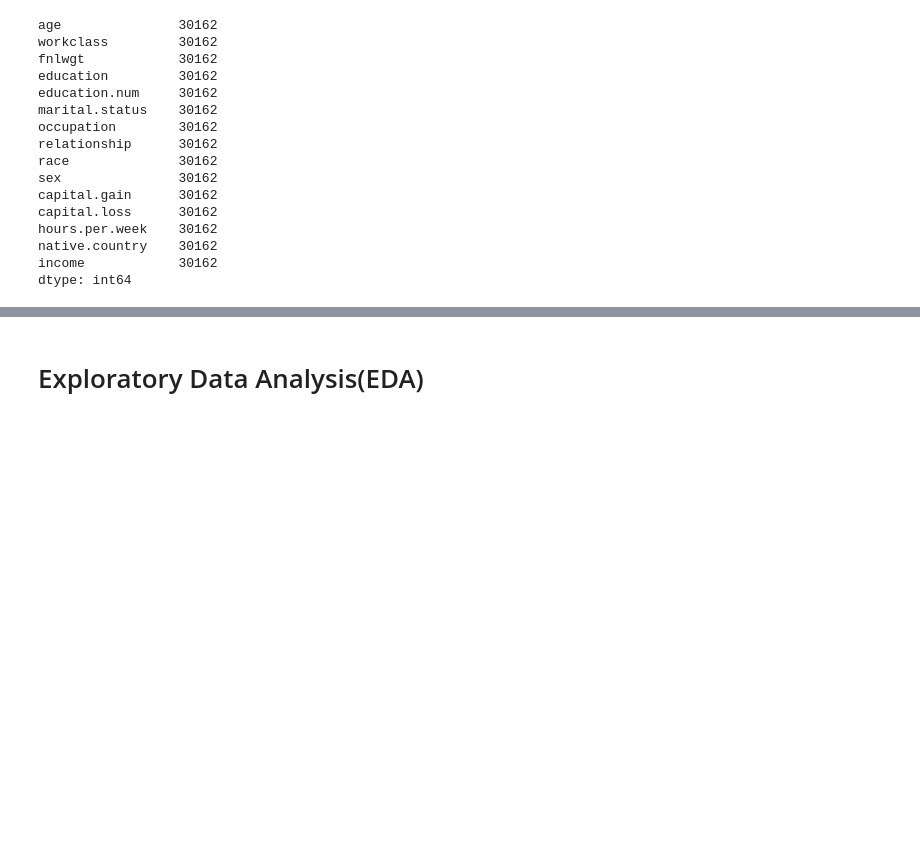
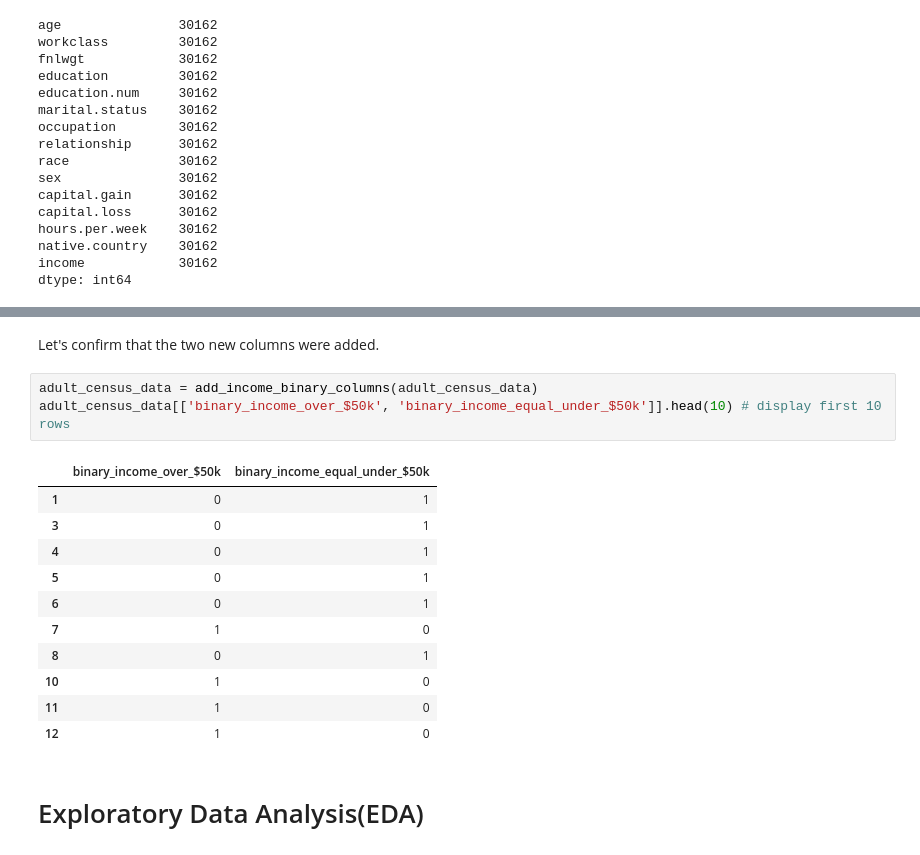
Before and after one commit to brandoncabrera707/CISD_41_Capstone_Project, a Jupyter notebook: capstone_project.ipynb, the cells around one changed output, grey strips where cells are left out. Cells and saved outputs as stored; diff of their text form; blank space fills up the shorter version.

```diff
--- a/capstone_project.ipynb
+++ b/capstone_project.ipynb
@@ -226,2 +211,19 @@ Name: binary_income_over_under, dtype: float64
+# %% [markdown]
+Let's confirm that the two new columns were added.
+# %%
+adult_census_data = add_income_binary_columns(adult_census_data)
+adult_census_data[['binary_income_over_$50k', 'binary_income_equal_under_$50k']].head(10) # display first 10 rows
+# %% [output]
+|  | binary_income_over_$50k | binary_income_equal_under_$50k |
+| 1 | 0 | 1 |
+| 3 | 0 | 1 |
+| 4 | 0 | 1 |
+| 5 | 0 | 1 |
+| 6 | 0 | 1 |
+| 7 | 1 | 0 |
+| 8 | 0 | 1 |
+| 10 | 1 | 0 |
+| 11 | 1 | 0 |
+| 12 | 1 | 0 |
 # %% [markdown]
 # Exploratory Data Analysis(EDA)
```
Also changed, not shown: parts of 23 cells of this notebook.
